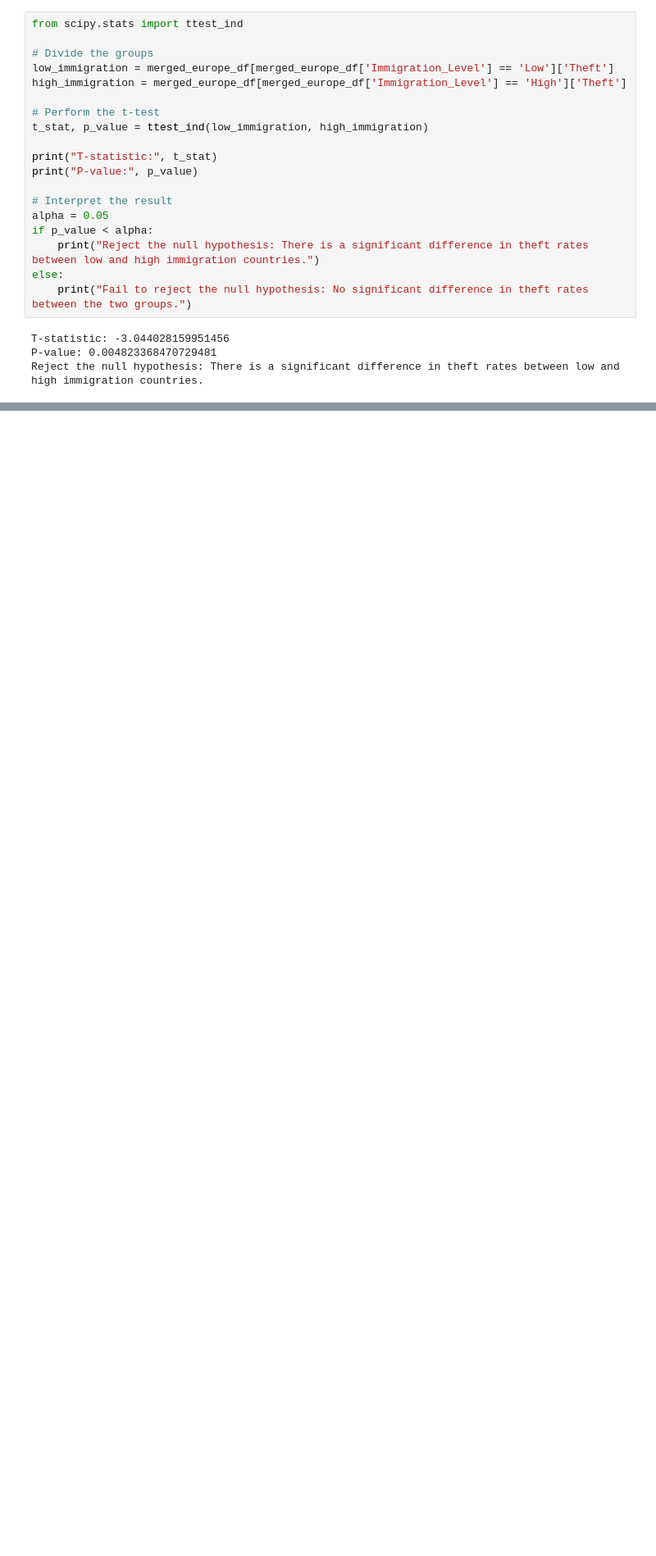
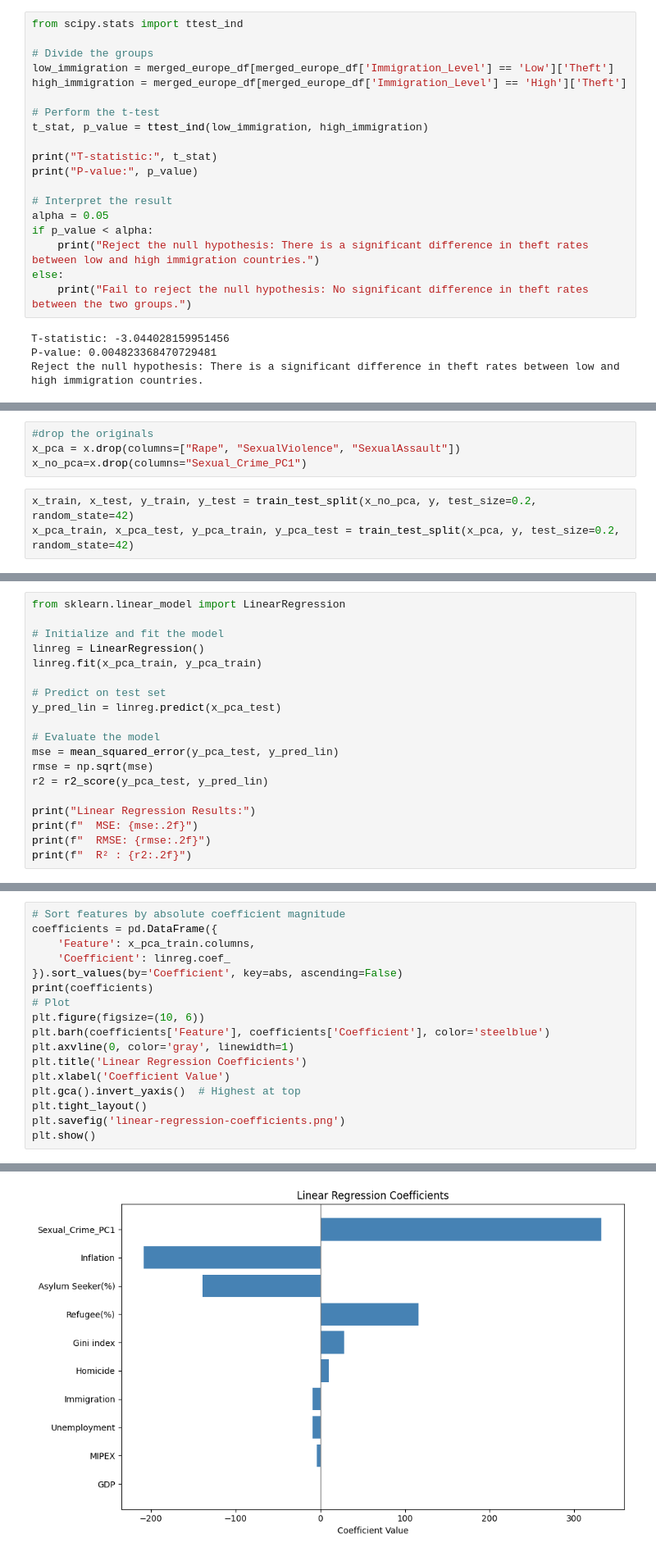
Before and after one commit to slackn/DSA210_Project, a Jupyter notebook: code.ipynb, the cells around one changed output, grey strips where cells are left out. Shown at 82% size. Drawn from its saved outputs; the diff is of its cells as text; blank space fills up the shorter version.

```diff
--- a/code.ipynb
+++ b/code.ipynb
@@ -978,0 +1288,7 @@ Reject the null hypothesis: There is a significant difference in theft rates bet
+# %%
+#drop the originals
+x_pca = x.drop(columns=["Rape", "SexualViolence", "SexualAssault"])
+x_no_pca=x.drop(columns="Sexual_Crime_PC1")
+# %%
+x_train, x_test, y_train, y_test = train_test_split(x_no_pca, y, test_size=0.2, random_state=42)
+x_pca_train, x_pca_test, y_pca_train, y_pca_test = train_test_split(x_pca, y, test_size=0.2, random_state=42)
@@ -978,0 +1299,19 @@ Reject the null hypothesis: There is a significant difference in theft rates bet
+# %%
+from sklearn.linear_model import LinearRegression
+
+# Initialize and fit the model
+linreg = LinearRegression()
+linreg.fit(x_pca_train, y_pca_train)
+
+# Predict on test set
+y_pred_lin = linreg.predict(x_pca_test)
+
+# Evaluate the model
+mse = mean_squared_error(y_pca_test, y_pred_lin)
+rmse = np.sqrt(mse)
+r2 = r2_score(y_pca_test, y_pred_lin)
+
+print("Linear Regression Results:")
+print(f"  MSE: {mse:.2f}")
+print(f"  RMSE: {rmse:.2f}")
+print(f"  R² : {r2:.2f}")
@@ -978,0 +1325,18 @@ Reject the null hypothesis: There is a significant difference in theft rates bet
+# %%
+# Sort features by absolute coefficient magnitude
+coefficients = pd.DataFrame({
+    'Feature': x_pca_train.columns,
+    'Coefficient': linreg.coef_
+}).sort_values(by='Coefficient', key=abs, ascending=False)
+print(coefficients)
+# Plot
+plt.figure(figsize=(10, 6))
+plt.barh(coefficients['Feature'], coefficients['Coefficient'], color='steelblue')
+plt.axvline(0, color='gray', linewidth=1)
+plt.title('Linear Regression Coefficients')
+plt.xlabel('Coefficient Value')
+plt.gca().invert_yaxis()  # Highest at top
+plt.tight_layout()
+plt.savefig('linear-regression-coefficients.png')
+plt.show()
+# %% [output]
@@ -978,0 +1354 @@ Reject the null hypothesis: There is a significant difference in theft rates bet
+[figure, added]
```
Also changed, not shown: parts of 111 cells of this notebook, 1 other file.
